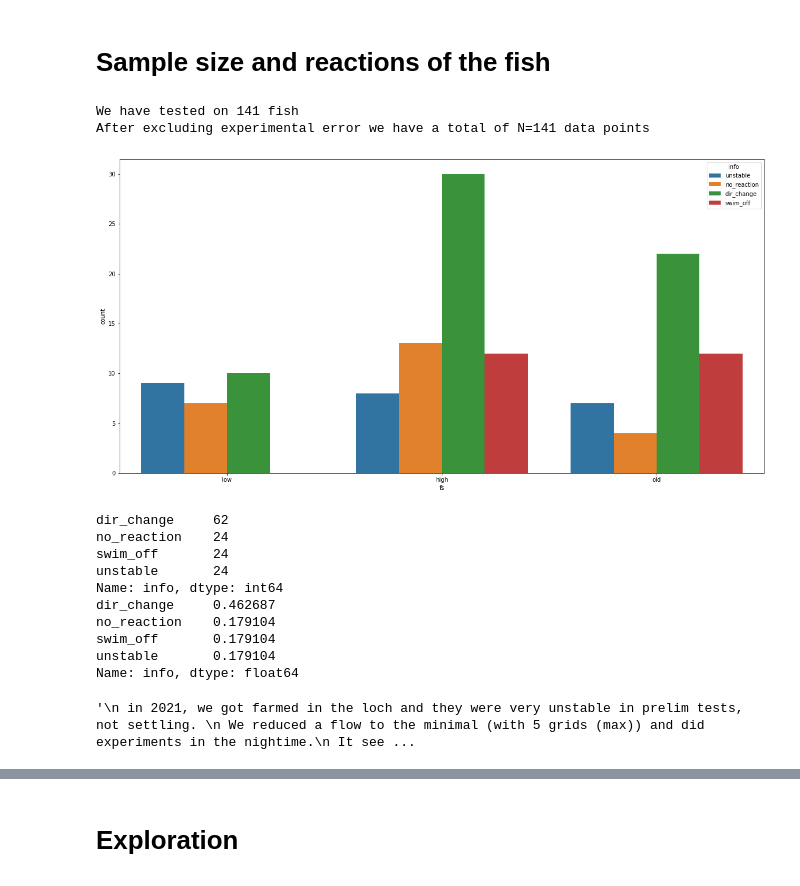
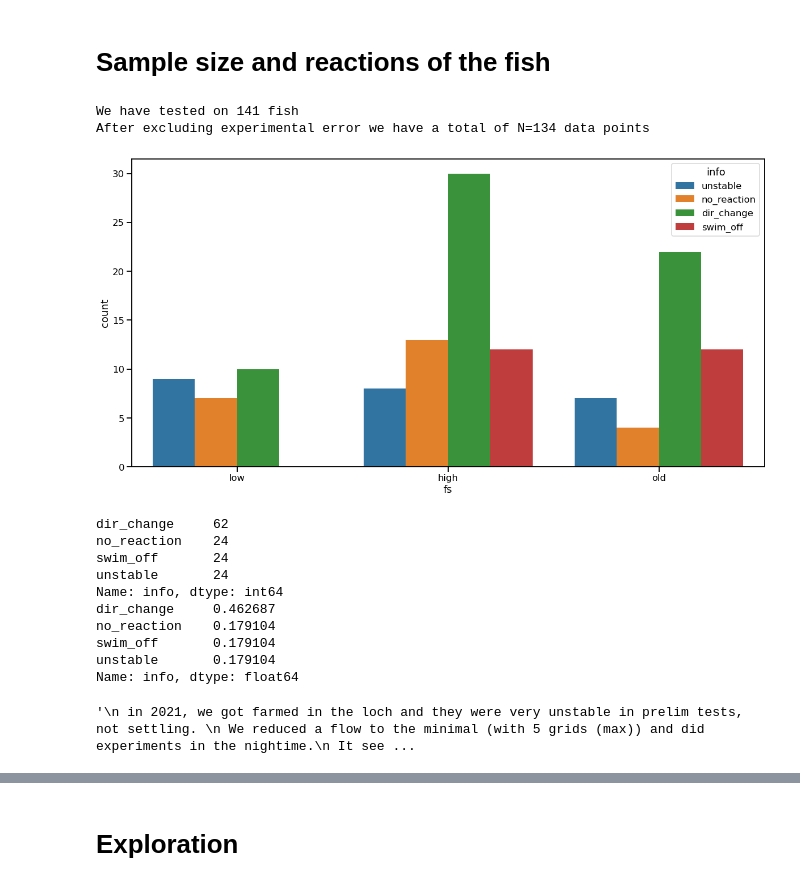
Before and after one commit to mixmixmix/imgtext, a Jupyter notebook: flow_fin.ipynb, the cells around one changed output, grey strips where cells are left out. Cells and saved outputs as stored; diff of their text form; code cells hidden in the pictures.

```diff
--- a/flow_fin.ipynb
+++ b/flow_fin.ipynb
@@ -16,3 +17,5 @@ finres=finresa[finresa['info']!='error']
+# %%
+sns.set_context("paper")
 # %% [markdown]
 # Data schedule
 We have gathered data at multiple times in slightly bit different conditions.
@@ -72,28 +96,29 @@ We address eacho of those questions using statistical tests in R notebook
 # %%
 print(f'We have tested on {totfisha} fish')
 print(f'After excluding experimental error we have a total of N={totfish} data points')
 
 """
 From farmed indoor in 2019 we didn't have enough data points.
 Two pumps in different direction with different flow
 fish in light, as pumps were remotely controlled,
 we were able to take a 10s average at the *precise point* where fish reacted
 """
+sns.set_context("talk")
 sns.countplot(data=finres, x='fs', hue = 'info' )
 plt.show()
 print(finres['info'].value_counts())
 print(finres['info'].value_counts(normalize=True))#check what happened to highold
 """
  in 2021, we got farmed in the loch and they were very unstable in prelim tests, not settling.
  We reduced a flow to the minimal (with 5 grids (max)) and did experiments in the nightime.
  It seemed then that we had quite a lot of no-reactions (compared to previous year) so we tried higher flow,
  risking more instability
  High is about 20% faster
 """
 # %% [output]
 We have tested on 141 fish
-After excluding experimental error we have a total of N=141 data points
+After excluding experimental error we have a total of N=134 data points
-[figure, old version]
+[figure, new version]
 dir_change     62
 no_reaction    24
 swim_off       24
```
Also changed, not shown: parts of 15 cells of this notebook.
